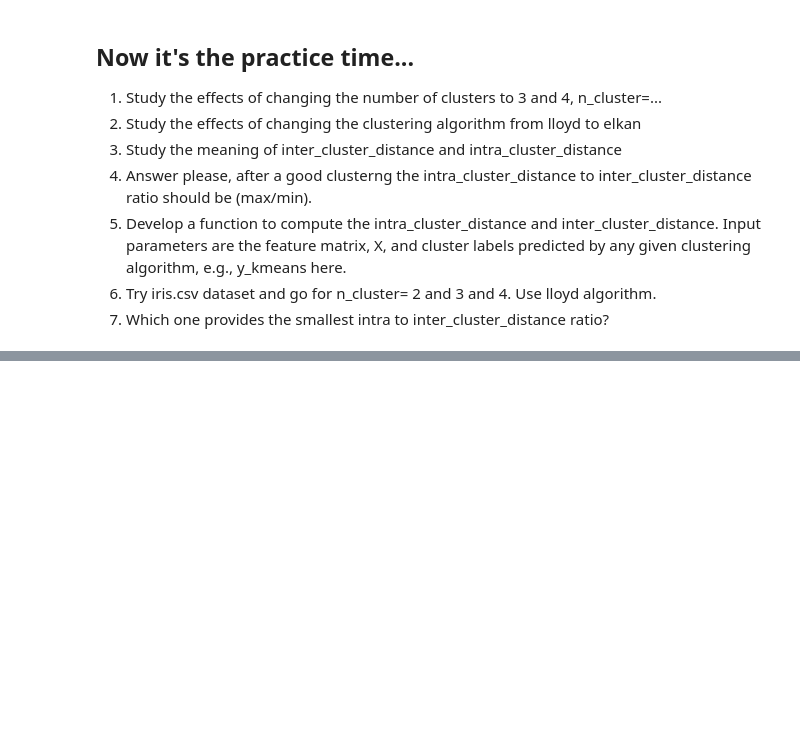
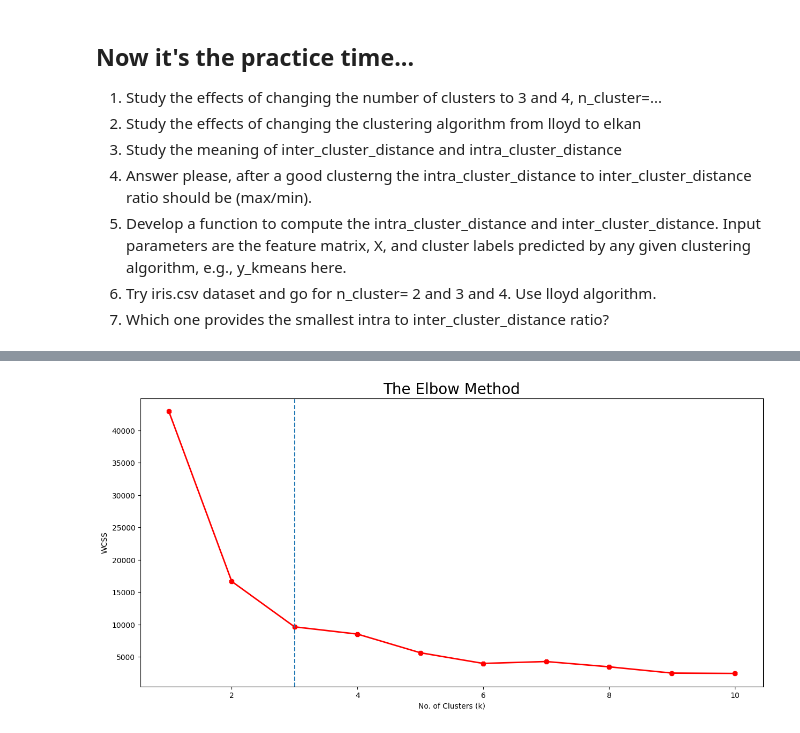
Before and after one commit to gsarada/AICourse-2026, a Jupyter notebook: mod2p2.ipynb, the cells around one changed output, grey strips where cells are left out. Drawn from its saved outputs; the diff is of its cells as text; code cells hidden in the pictures; blank space fills up the shorter version.

Commit message:
unsupervised learning using kmeans

```diff
--- a/mod2p2.ipynb
+++ b/mod2p2.ipynb
@@ -143,0 +139,19 @@ print(centers)
+# %%
+wcss=[]
+for i in range(1,11):
+    km = KMeans(i)
+    km.fit(X)
+    wcss.append(km.inertia_)
+np.array(wcss)
+
+fig, ax = plt.subplots(figsize=(15,7))
+ax = plt.plot(range(1,11),wcss, linewidth=2, color="red", marker ="8")
+plt.axvline(x=3, ls='--')
+plt.ylabel('WCSS')
+plt.xlabel('No. of Clusters (k)')
+plt.title('The Elbow Method', fontsize = 20)
+plt.show()
+
+#From the below output 3 is the good no of clusters
+# %% [output]
+[figure, added]
```
Also changed, not shown: parts of 8 cells of this notebook.
